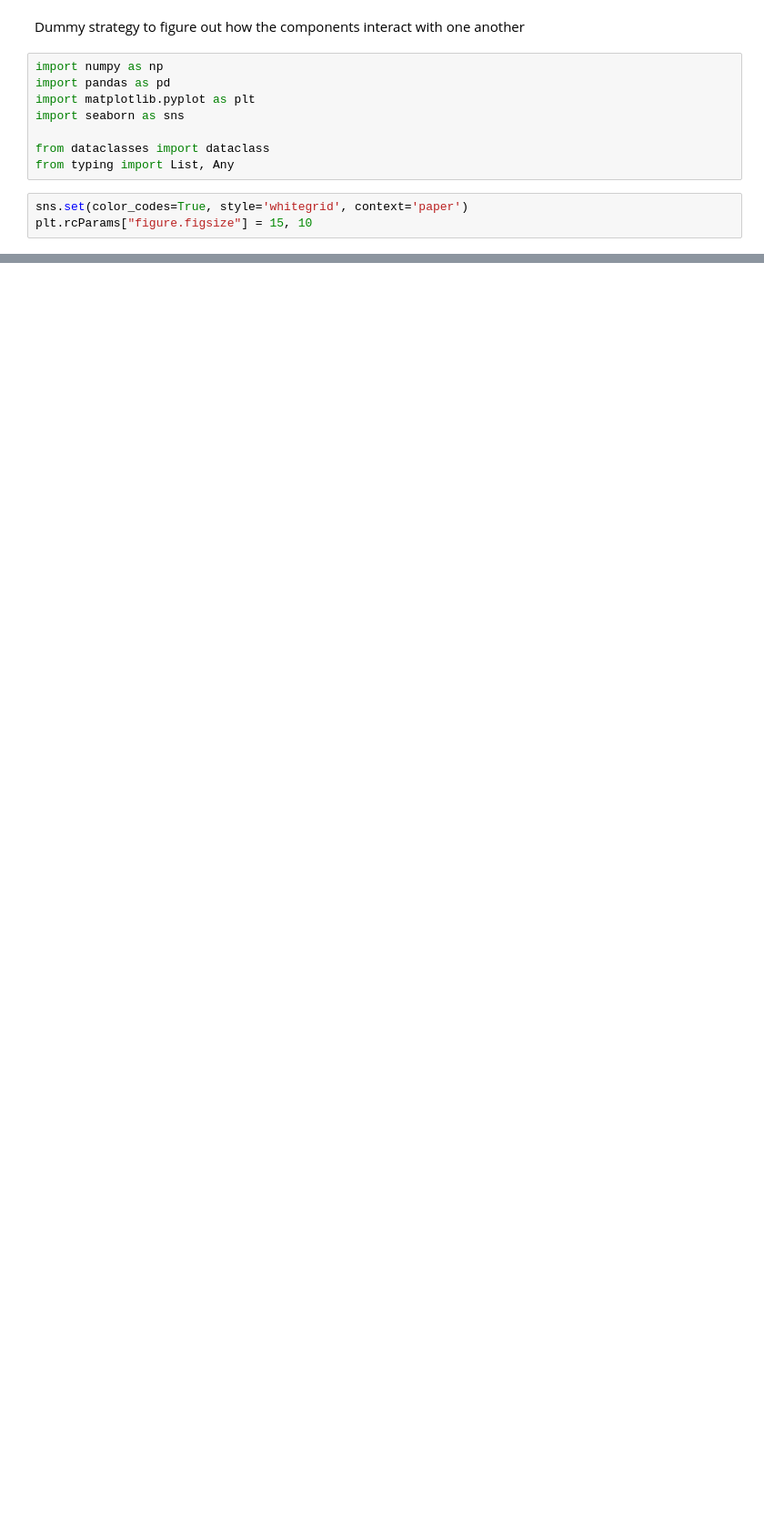
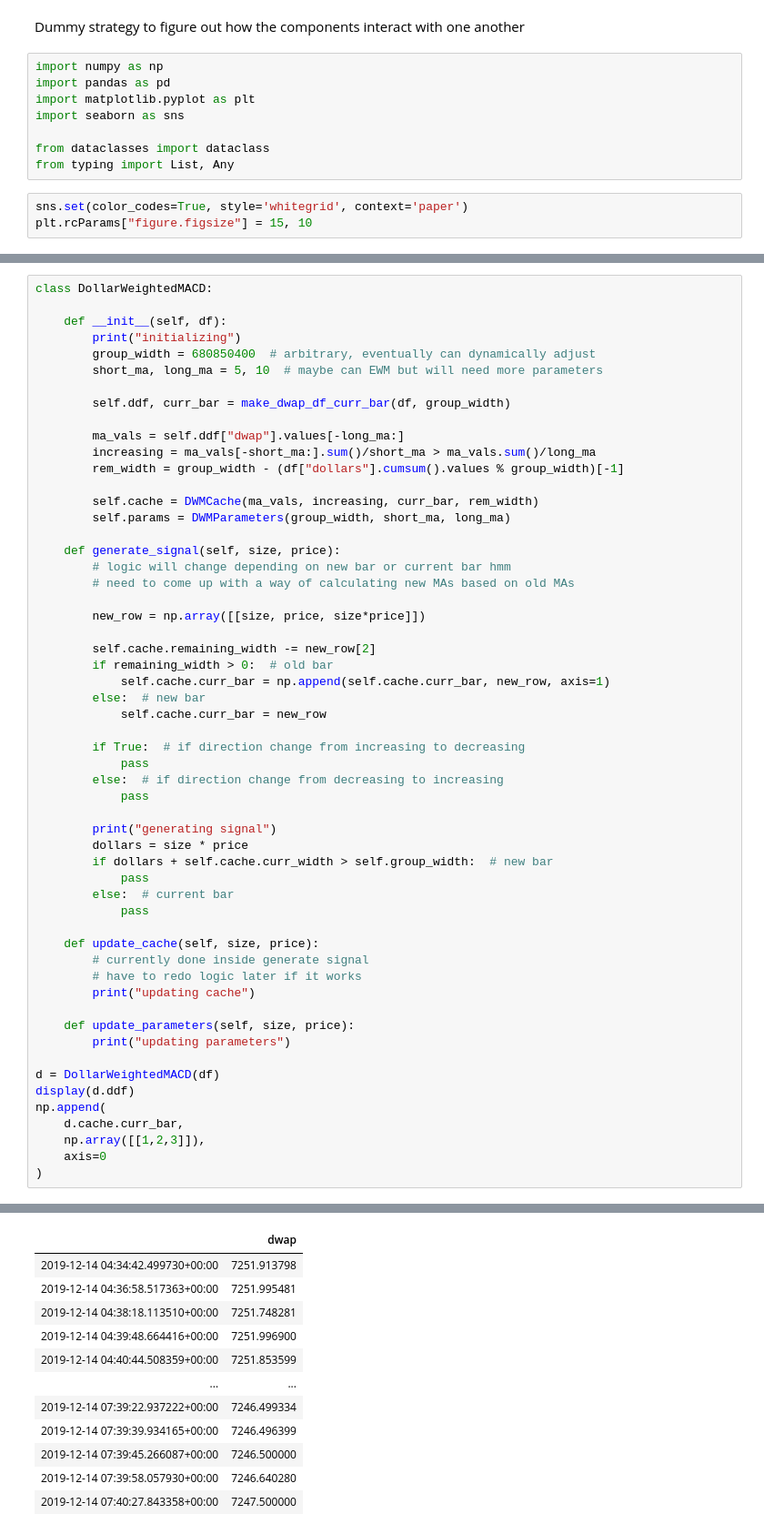
Before and after one commit to QAM-ATC/Infrastructure, a Jupyter notebook: infrastructure/strategy.ipynb, the cells around one changed output, grey strips where cells are left out. Shown: that part at 91% size. Cells and saved outputs as stored; diff of their text form; blank space fills up the shorter version.

```diff
--- a/infrastructure/strategy.ipynb
+++ b/infrastructure/strategy.ipynb
@@ -113,0 +94,57 @@ AttributeError: 'DWMParameters' object has no attribute 'short_ma_window'
+# %%
+class DollarWeightedMACD:
+
+    def __init__(self, df):
+        print("initializing")
+        group_width = 680850400  # arbitrary, eventually can dynamically adjust
+        short_ma, long_ma = 5, 10  # maybe can EWM but will need more parameters
+
+        self.ddf, curr_bar = make_dwap_df_curr_bar(df, group_width)
+
+        ma_vals = self.ddf["dwap"].values[-long_ma:]
+        increasing = ma_vals[-short_ma:].sum()/short_ma > ma_vals.sum()/long_ma
+        rem_width = group_width - (df["dollars"].cumsum().values % group_width)[-1]
+
+        self.cache = DWMCache(ma_vals, increasing, curr_bar, rem_width)
+        self.params = DWMParameters(group_width, short_ma, long_ma)
+
+    def generate_signal(self, size, price):
+        # logic will change depending on new bar or current bar hmm
+        # need to come up with a way of calculating new MAs based on old MAs
+
+        new_row = np.array([[size, price, size*price]])
+
+        self.cache.remaining_width -= new_row[2]
+        if remaining_width > 0:  # old bar
+            self.cache.curr_bar = np.append(self.cache.curr_bar, new_row, axis=1)
+        else:  # new bar
+            self.cache.curr_bar = new_row
+
+        if True:  # if direction change from increasing to decreasing
+            pass
+        else:  # if direction change from decreasing to increasing
+            pass
+
+        print("generating signal")
+        dollars = size * price
+        if dollars + self.cache.curr_width > self.group_width:  # new bar
+            pass
+        else:  # current bar
+            pass
+
+    def update_cache(self, size, price):
+        # currently done inside generate signal
+        # have to redo logic later if it works
+        print("updating cache")
+
+    def update_parameters(self, size, price):
+        print("updating parameters")
+
+d = DollarWeightedMACD(df)
+display(d.ddf)
+np.append(
+    d.cache.curr_bar,
+    np.array([[1,2,3]]),
+    axis=0
+)
+# %% [output]
@@ -113,0 +152,12 @@ AttributeError: 'DWMParameters' object has no attribute 'short_ma_window'
+|  | dwap |
+| 2019-12-14 04:34:42.499730+00:00 | 7251.913798 |
+| 2019-12-14 04:36:58.517363+00:00 | 7251.995481 |
+| 2019-12-14 04:38:18.113510+00:00 | 7251.748281 |
+| 2019-12-14 04:39:48.664416+00:00 | 7251.996900 |
+| 2019-12-14 04:40:44.508359+00:00 | 7251.853599 |
+| ... | ... |
+| 2019-12-14 07:39:22.937222+00:00 | 7246.499334 |
+| 2019-12-14 07:39:39.934165+00:00 | 7246.496399 |
+| 2019-12-14 07:39:45.266087+00:00 | 7246.500000 |
+| 2019-12-14 07:39:58.057930+00:00 | 7246.640280 |
+| 2019-12-14 07:40:27.843358+00:00 | 7247.500000 |
```
Also changed, not shown: parts of 5 cells of this notebook.
